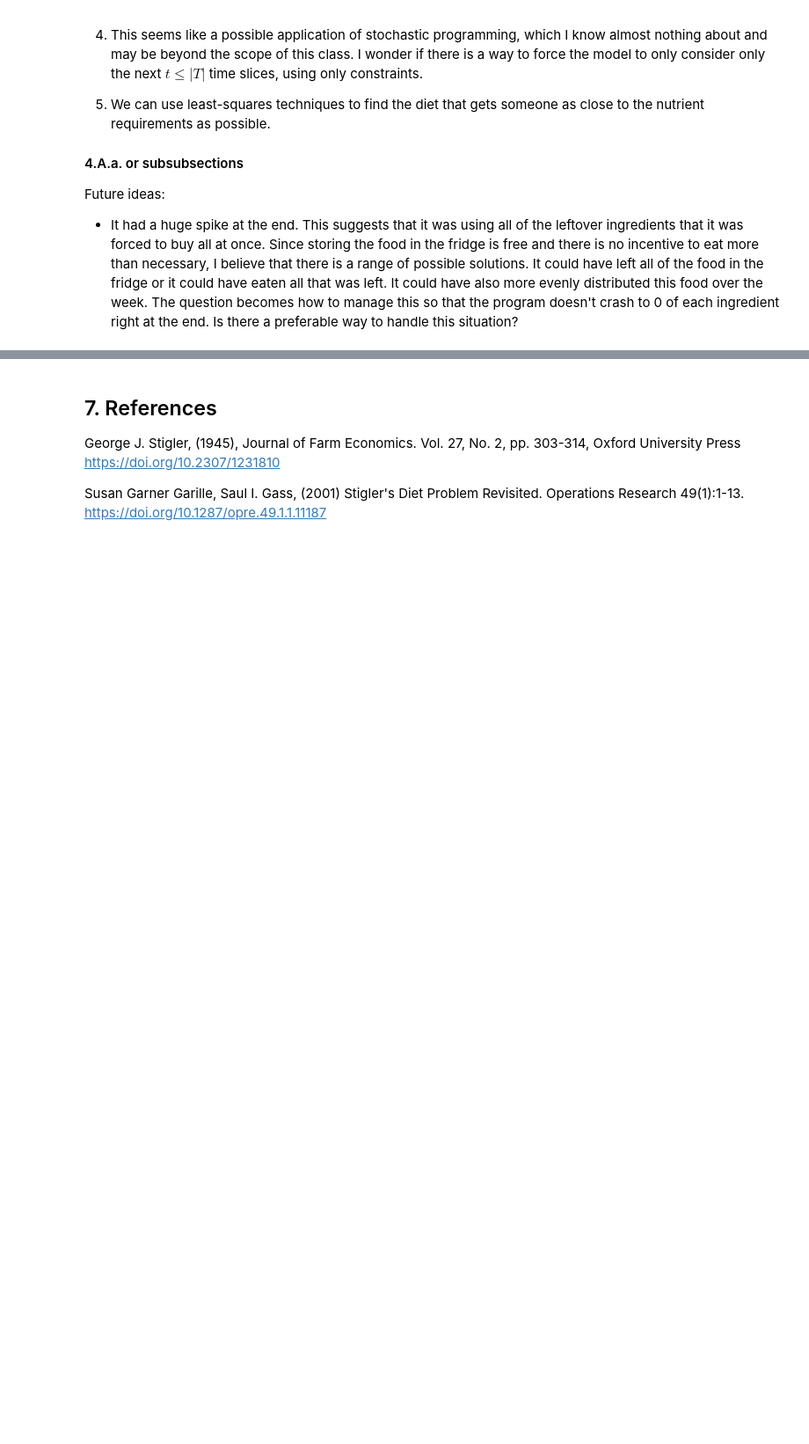
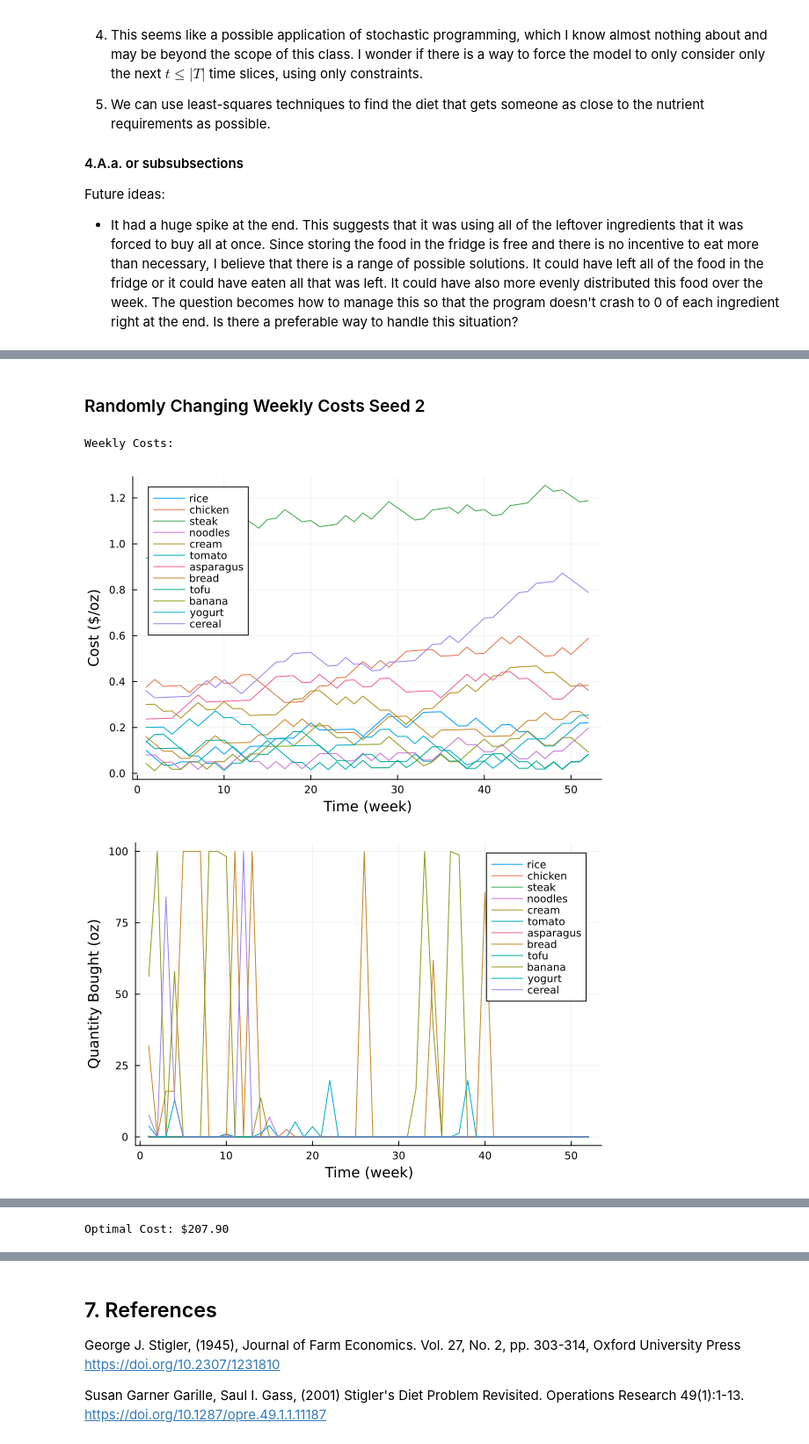
Before and after one commit to ktoriumi107/ISYE-524-Project, a Jupyter notebook: Final Report.ipynb, the cells around one changed output, grey strips where cells are left out. Shown at 88% size. Cells and saved outputs as stored; diff of their text form; code cells hidden in the pictures; blank space fills up the shorter version.

```diff
--- a/Final Report.ipynb
+++ b/Final Report.ipynb
@@ -191,0 +556,16 @@ Future ideas:
+# %% [markdown]
+### Randomly Changing Weekly Costs Seed 2
+# %%
+println()
+println("Weekly Costs:")
+display(plot_MODEL3_weekly_costs)
+
+display(plot_MODEL3_ingredients_bought)
+
+display(plot_MODEL3_recipes_cooked)
+
+@printf("%s%0.2f", "Optimal Cost: \$", round(objval_MODEL3, digits=2))
+# %% [output]
+Weekly Costs:
+[figure, added]
+[figure, added]
@@ -192,3 +573,4 @@ Future ideas:
+Optimal Cost: $207.90
 # %% [markdown]
 ## 6. Conclusion ##
 
```
Also changed, not shown: parts of 13 cells of this notebook, 1 other file.
